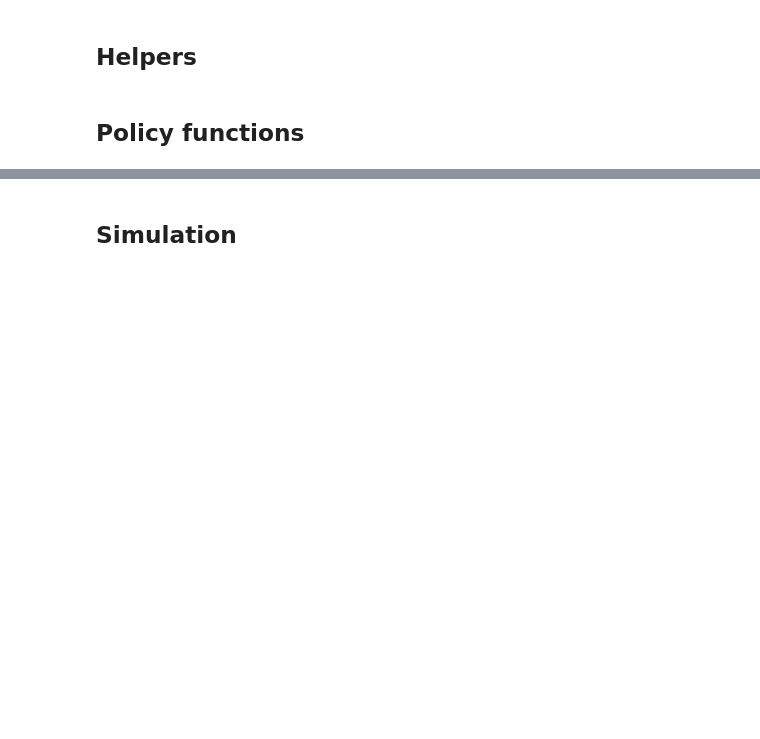
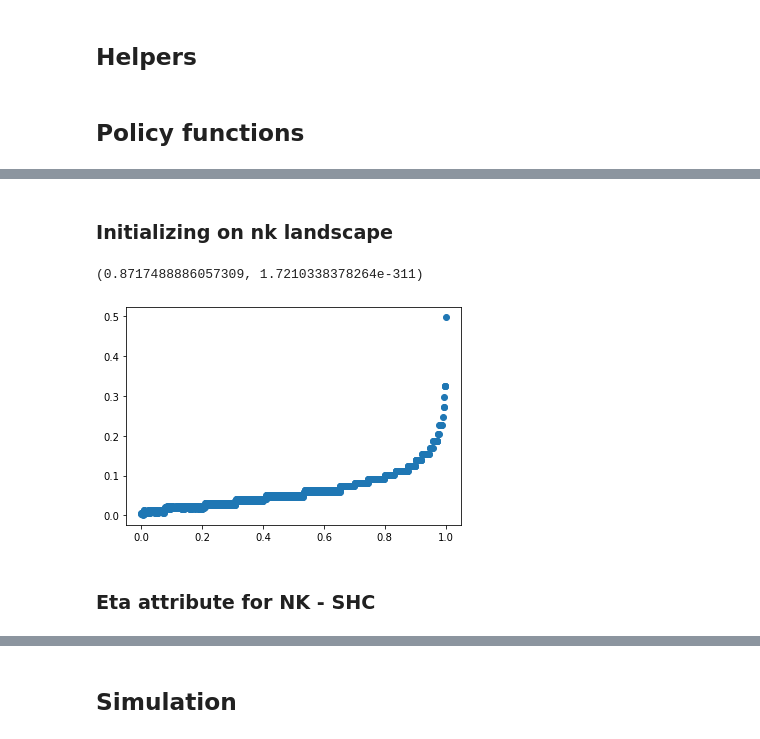
Before and after one commit to sheuschk/DiversitySimulation, a Jupyter notebook: CCN_style_simulation.ipynb, the cells around one changed output, grey strips where cells are left out. Drawn from its saved outputs; the diff is of its cells as text; code cells hidden in the pictures; blank space fills up the shorter version.

```diff
--- a/CCN_style_simulation.ipynb
+++ b/CCN_style_simulation.ipynb
@@ -184,9 +196,33 @@ def scale_gamma(gamma):
 # %%
 from ccn_envs import create_env, NK_landscape_loaded
+# %%
+file = "N20K5_5.pkl"
+
+with open(file, 'rb') as f:
+    landscapes = pickle.load(f)
+
+n_landscapes = int(str(file.split("_")[1]).split(".")[0])
+N, K = str(file.split("_")[0])[1:].split("K")
+N, K = int(N), int(K)
+
+env_type = "NK"
+
+
+for i in range(n_landscapes):
+    keys = landscapes[i].keys()
+    values = np.array(list(landscapes[i].values()))
+    values = values **6
+    landscapes[i] = dict(zip(keys, values))
+
+
+env = NK_landscape_loaded(N, K, landscapes[rng.integers(0, n_landscapes)])
+tau = 0.05
+# %% [markdown]
+### Initializing on nk landscape
 # %%
 def initialize_starting_position_NK_random(env, n_agents):
     states = np.round(rng.random((n_agents, env.N))).astype(int)
-    scores = np.array([env.get_scaled_fitness(state) for state in states])
+    scores = np.array([env.get_fitness(state) for state in states])
     return states, scores
 
 def initialize_starting_position_NK_fair(env, n_agents):
@@ -194,7 +230,7 @@ def initialize_starting_position_NK_fair(env, n_agents):
     fitness_values = (fitness_values - min(fitness_values))
     fitness_values /= max(fitness_values)
     quantile = np.quantile(fitness_values, 0.2)
-    low_pos = np.where((np.round(quantile, 3) > np.round(fitness_values, 3)))[0]
+    low_pos = np.where((np.round(quantile, 2) == np.round(fitness_values, 2)))[0]
     index = rng.choice(low_pos, size=n_agents).astype(int)
     S = fitness_values[index]
     states = np.array([np.array(list(f'{i:020b}')).astype(int) for i in index])
@@ -208,9 +244,21 @@ def initialize_starting_position_NK(env, n_agents, rho):
     S = np.zeros(n_agents)
     states = np.empty((n_agents, N)).astype(int)
     for _, q in enumerate(quantile):
-        low_pos = np.where((np.round(q, 1) == np.round(fitness_values, 1)))[0]
+        low_pos = np.where((np.round(q, 2) == np.round(fitness_values, 2)))[0]
         index = rng.choice(low_pos).astype(int)
         S[_] = fitness_values[index]
         states[_] = np.array(list(f'{index:020b}')).astype(int)
     return states, S
+# %%
+n_agents = 1000
+
+rho = rng.random(n_agents)
+_, scores =  initialize_starting_position_NK(env, n_agents, rho)
+plt.scatter(rho, scores)
+print(pearsonr(rho, scores))
+# %% [output]
+(0.8717488886057309, 1.7210338378264e-311)
+[figure, added]
+# %% [markdown]
+### Eta attribute for NK - SHC
 # %%
```
Also changed, not shown: parts of 53 cells of this notebook, 4 other files.
